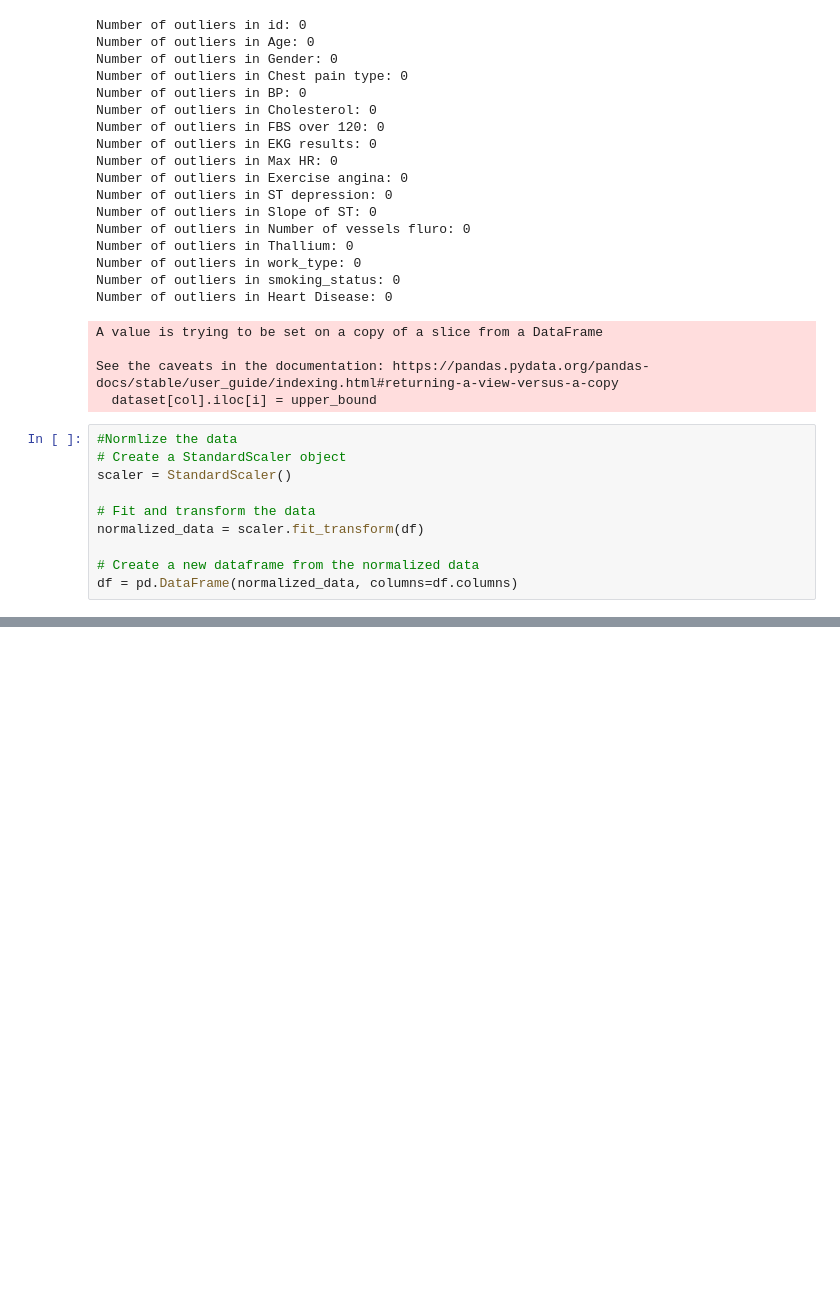
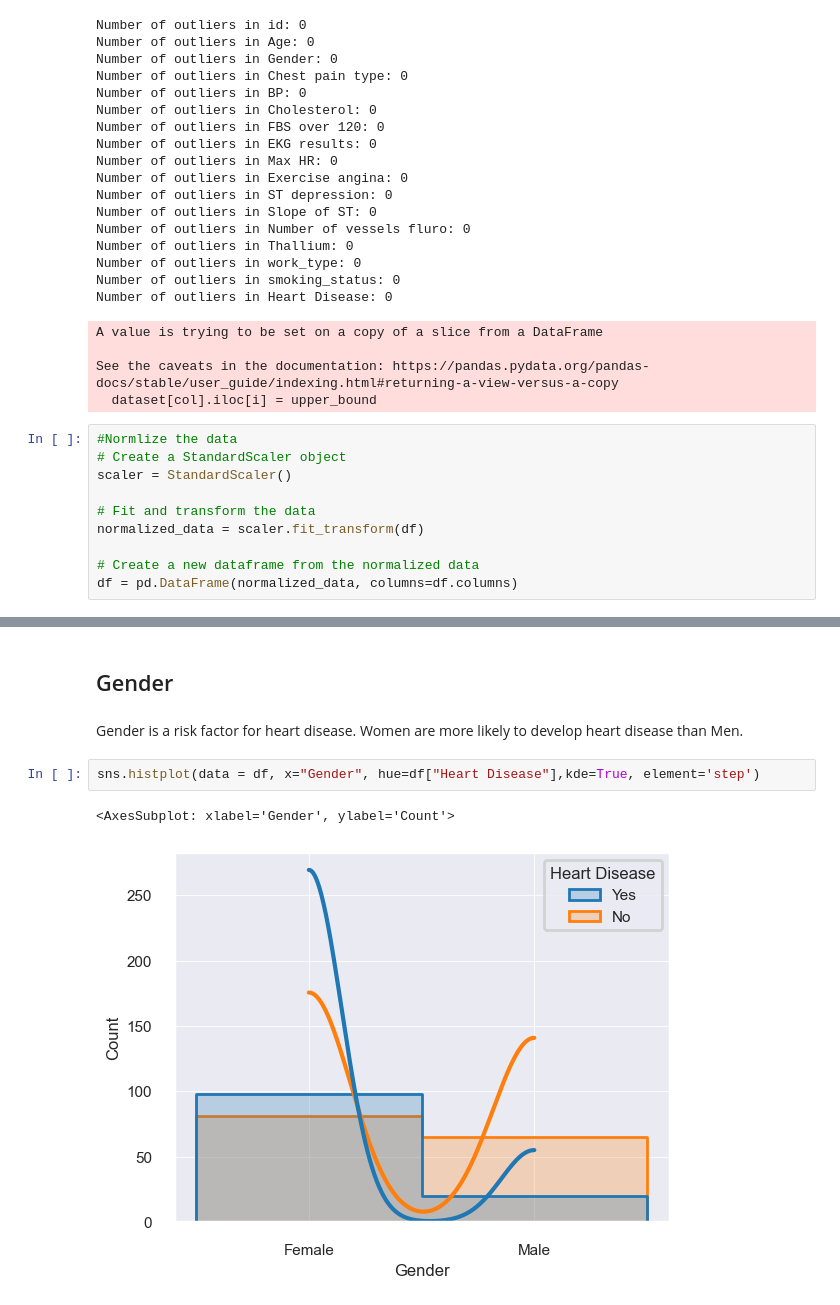
Before and after one commit to Jonathan-Monir/Heart-Disease-Prediction, a Jupyter notebook: Heart_Disease.ipynb, the cells around one changed output, grey strips where cells are left out. Drawn from its saved outputs; the diff is of its cells as text; blank space fills up the shorter version.

```diff
--- a/Heart_Disease.ipynb
+++ b/Heart_Disease.ipynb
@@ -268,0 +406,9 @@ df.head()
+# %% [markdown]
+## Gender
+# %% [markdown]
+Gender is a risk factor for heart disease. Women are more likely to develop heart disease than Men.
+# %%
+sns.histplot(data = df, x="Gender", hue=df["Heart Disease"],kde=True, element='step')
+# %% [output]
+<AxesSubplot: xlabel='Gender', ylabel='Count'>
+[figure, added]
```
Also changed, not shown: parts of 56 cells of this notebook.
